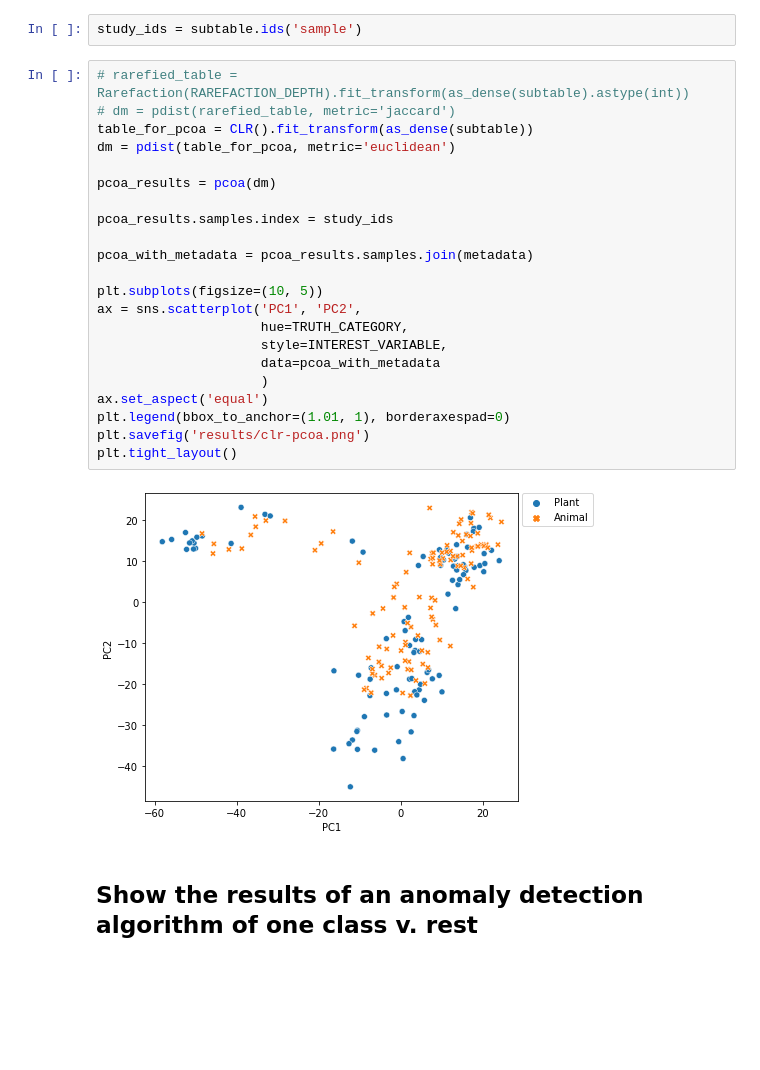
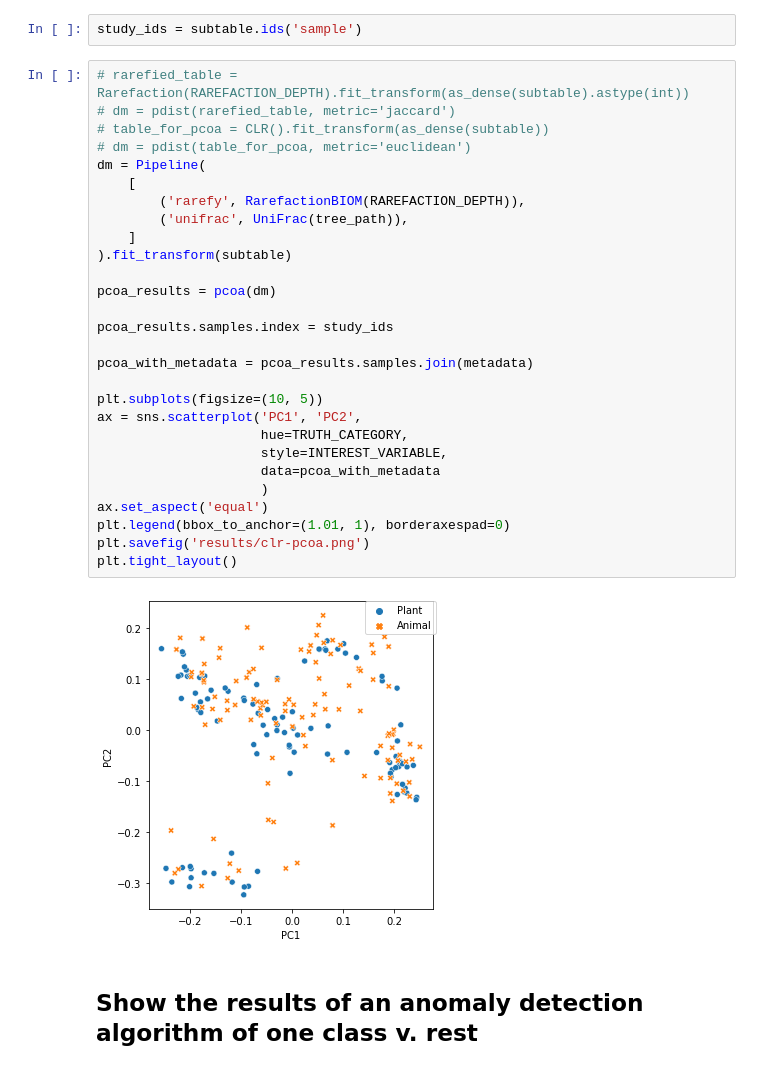
Before and after one commit to gwarmstrong/q2-anomaly-detection, a Jupyter notebook: notebooks/diet-intervention-benchmark.ipynb, the cells around one changed output. Drawn from its saved outputs; the diff is of its cells as text; blank space fills up the shorter version.

Commit message:
NEW rarefaction for biom tables

```diff
--- a/notebooks/diet-intervention-benchmark.ipynb
+++ b/notebooks/diet-intervention-benchmark.ipynb
@@ -209,27 +216,33 @@ study_ids = subtable.ids('sample')
 # %%
 # rarefied_table = Rarefaction(RAREFACTION_DEPTH).fit_transform(as_dense(subtable).astype(int))
 # dm = pdist(rarefied_table, metric='jaccard')
-table_for_pcoa = CLR().fit_transform(as_dense(subtable))
-dm = pdist(table_for_pcoa, metric='euclidean')
+# table_for_pcoa = CLR().fit_transform(as_dense(subtable))
+# dm = pdist(table_for_pcoa, metric='euclidean')
+dm = Pipeline(
+    [
+        ('rarefy', RarefactionBIOM(RAREFACTION_DEPTH)),
+        ('unifrac', UniFrac(tree_path)),
+    ]
+).fit_transform(subtable)
 
 pcoa_results = pcoa(dm)
 
 pcoa_results.samples.index = study_ids
 
 pcoa_with_metadata = pcoa_results.samples.join(metadata)
 
 plt.subplots(figsize=(10, 5))
 ax = sns.scatterplot('PC1', 'PC2',
                      hue=TRUTH_CATEGORY,
                      style=INTEREST_VARIABLE,
                      data=pcoa_with_metadata
                      )
 ax.set_aspect('equal')
 plt.legend(bbox_to_anchor=(1.01, 1), borderaxespad=0)
 plt.savefig('results/clr-pcoa.png')
 plt.tight_layout()
 # %% [output]
-[figure, old version]
+[figure, new version]
 # %% [markdown]
 ## Show the results of an anomaly detection algorithm of one class v. rest
 # %%
```
Also changed, not shown: parts of 9 cells of this notebook, 2 other files.
